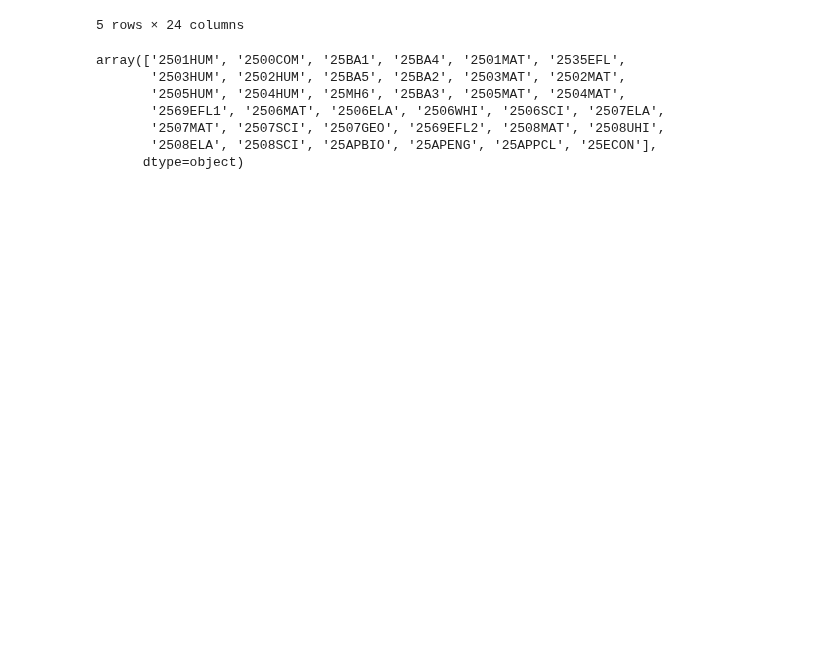
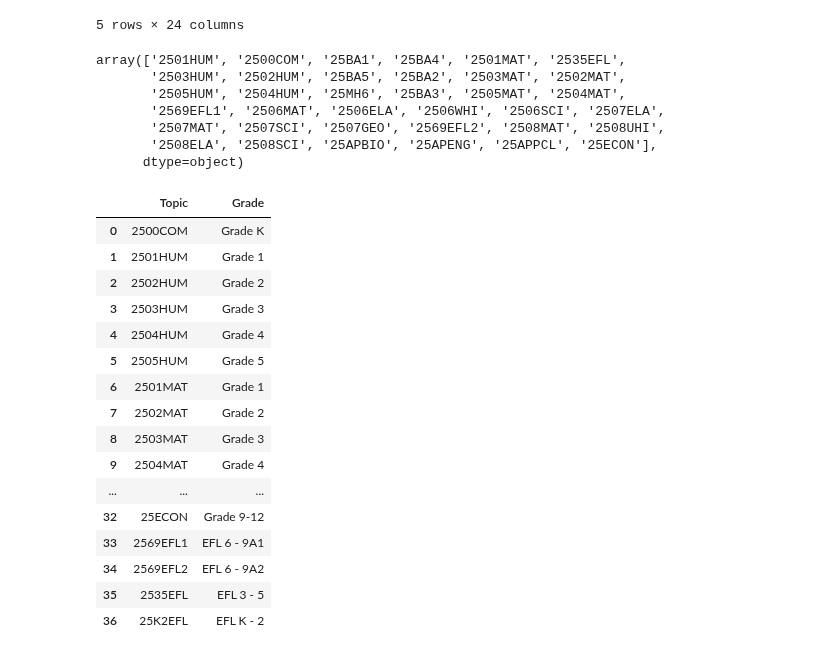
Before and after one commit to tthvan/Customer-Retention-Analysis, a Jupyter notebook: clean_merge.ipynb, the cells around one changed output. Saved outputs shown, nothing was run; the diff lists cells and outputs as text; code cells hidden in the pictures; blank space fills up the shorter version.

```diff
--- a/clean_merge.ipynb
+++ b/clean_merge.ipynb
@@ -82,4 +82,25 @@ array(['2501HUM', '2500COM', '25BA1', '25BA4', '2501MAT', '2535EFL',
        '2508ELA', '2508SCI', '25APBIO', '25APENG', '25APPCL', '25ECON'],
       dtype=object)
 # %%
-#read the
+#read the topic_class names dictionary to match the zoom classes to the right Grade
+df_grade_class_dict = pd.read_excel(r"C:\Users\Admin\Documents\Studio Code\customer_retention_data\goitenemmai\SY25_MVA_Goitenemmai (1).xlsx", sheet_name="grade_class_dict")
+
+df_grade_class_dict
+# %% [output]
+|  | Topic | Grade |
+| 0 | 2500COM | Grade K |
+| 1 | 2501HUM | Grade 1 |
+| 2 | 2502HUM | Grade 2 |
+| 3 | 2503HUM | Grade 3 |
+| 4 | 2504HUM | Grade 4 |
+| 5 | 2505HUM | Grade 5 |
+| 6 | 2501MAT | Grade 1 |
+| 7 | 2502MAT | Grade 2 |
+| 8 | 2503MAT | Grade 3 |
+| 9 | 2504MAT | Grade 4 |
+| ... | ... | ... |
+| 32 | 25ECON | Grade 9-12 |
+| 33 | 2569EFL1 | EFL 6 - 9A1 |
+| 34 | 2569EFL2 | EFL 6 - 9A2 |
+| 35 | 2535EFL | EFL 3 - 5 |
+| 36 | 25K2EFL | EFL K - 2 |
```
Also changed, not shown: parts of 3 cells of this notebook.
